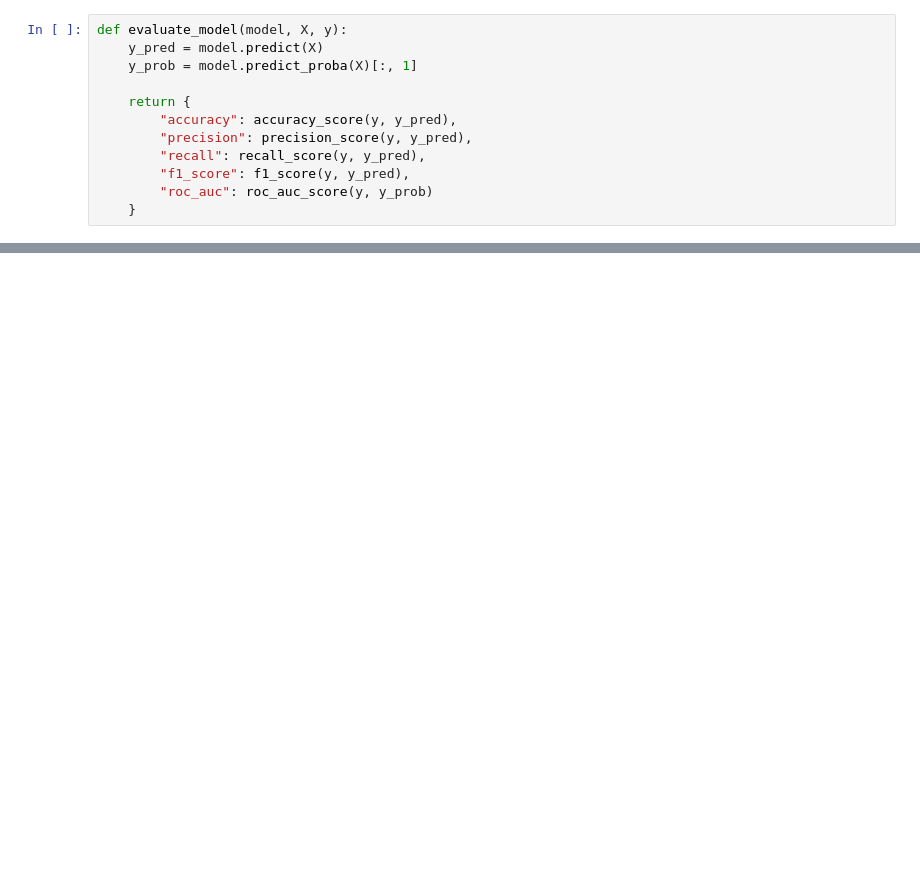
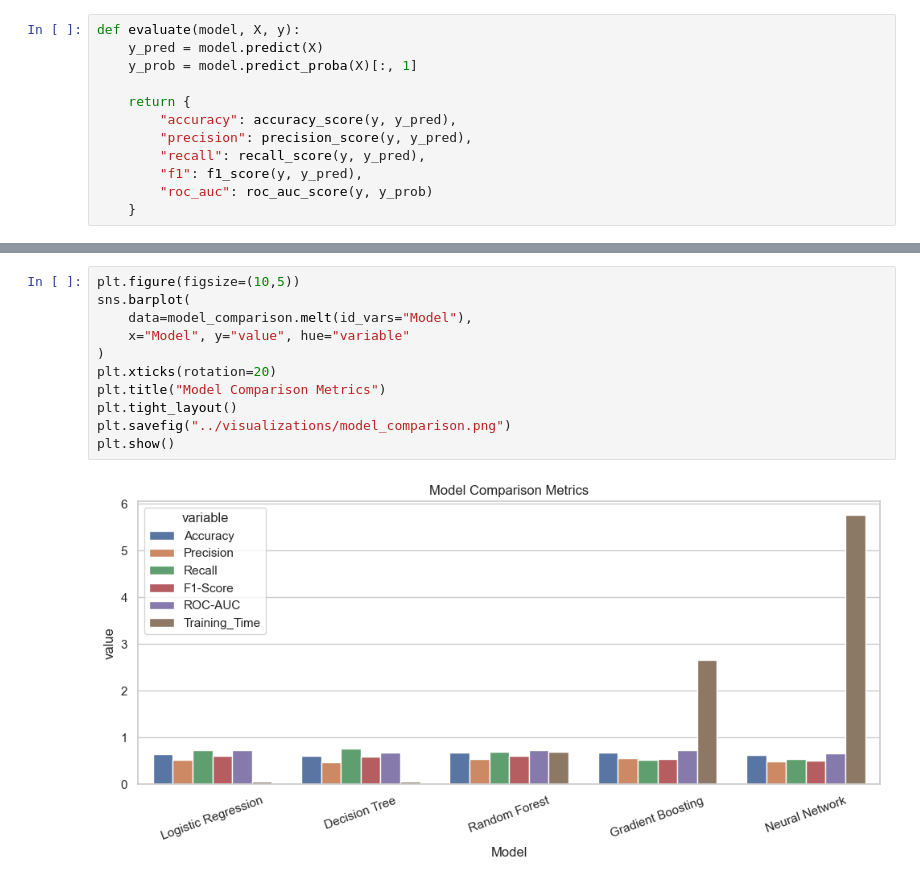
Before and after one commit to vinay-gupta-kandula/ecommerce-churn-prediction, a Jupyter notebook: notebooks/05_advanced_models.ipynb, the cells around one changed output, grey strips where cells are left out. Drawn from its saved outputs; the diff is of its cells as text; blank space fills up the shorter version.

```diff
--- a/notebooks/05_advanced_models.ipynb
+++ b/notebooks/05_advanced_models.ipynb
@@ -43,5 +215,5 @@ print("✅ NaNs handled")
 # %%
-def evaluate_model(model, X, y):
+def evaluate(model, X, y):
     y_pred = model.predict(X)
     y_prob = model.predict_proba(X)[:, 1]
 
@@ -49,7 +221,7 @@ def evaluate_model(model, X, y):
         "accuracy": accuracy_score(y, y_pred),
         "precision": precision_score(y, y_pred),
         "recall": recall_score(y, y_pred),
-        "f1_score": f1_score(y, y_pred),
+        "f1": f1_score(y, y_pred),
         "roc_auc": roc_auc_score(y, y_prob)
     }
 # %%
@@ -170,0 +338,13 @@ print("✅ Models and comparison saved")
+# %%
+plt.figure(figsize=(10,5))
+sns.barplot(
+    data=model_comparison.melt(id_vars="Model"),
+    x="Model", y="value", hue="variable"
+)
+plt.xticks(rotation=20)
+plt.title("Model Comparison Metrics")
+plt.tight_layout()
+plt.savefig("../visualizations/model_comparison.png")
+plt.show()
+# %% [output]
+[figure, added]
```
Also changed, not shown: parts of 23 cells of this notebook, 5 other files.
